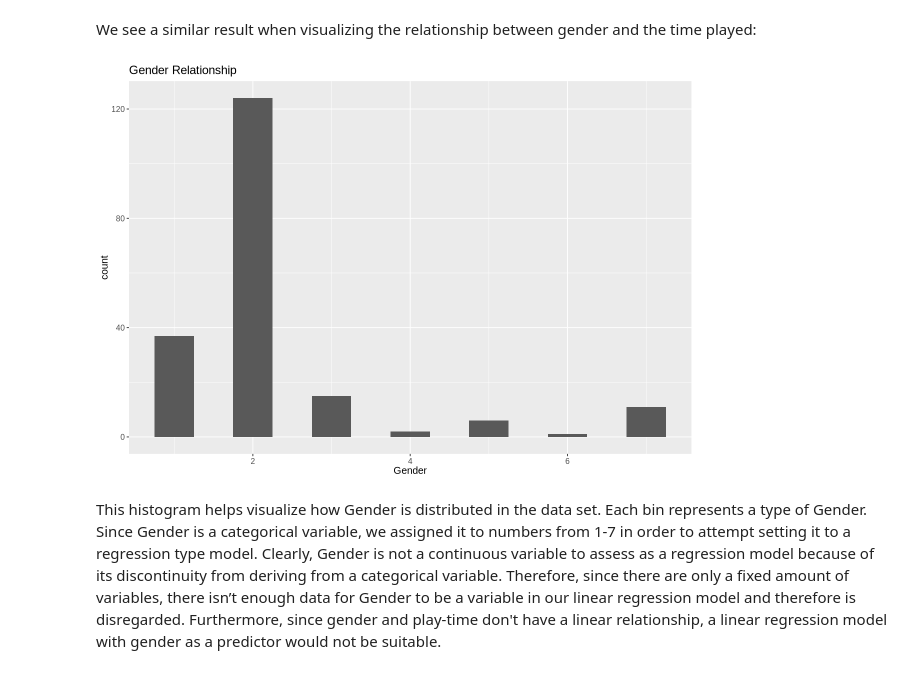
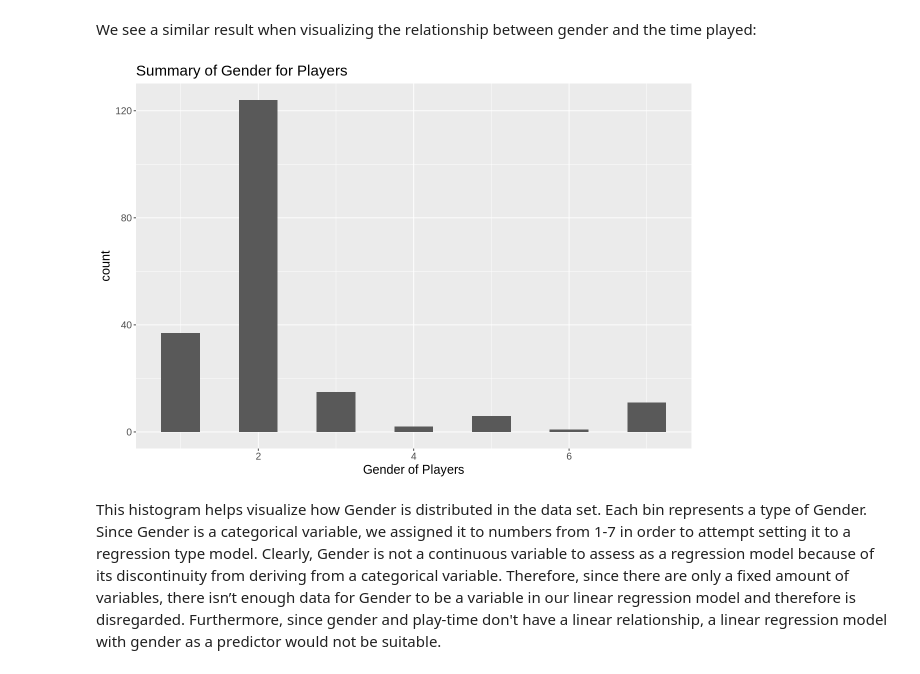
Before and after one commit to CathygLe/PlaiCraft-Data-Science-Analysis, a Jupyter notebook: Final_Project.ipynb, the cells around one changed output. Drawn from its saved outputs; the diff is of its cells as text; code cells hidden in the pictures.

Commit message:
changed x-axis and titles of plots

```diff
--- a/Final_Project.ipynb
+++ b/Final_Project.ipynb
@@ -301,15 +301,15 @@ We see a similar result when visualizing the relationship between gender and the
 # %%
 options(repr.plot.width = 10, repr.plot.height = 7)
 
  Gender_hist <- raw_data |>
                     ggplot(aes(x = numerical_gender))+
                     geom_histogram(binwidth = 0.5) +
-                    labs(x = "Gender", title= "Gender Relationship") +
-                    theme(text = element_text(size = 12))
+                    labs(x = "Gender of Players", title= "Summary of Gender for Players") +
+                    theme(text = element_text(size = 15))
 
 Gender_hist
 # %% [output]
-[figure, old version]
+[figure, new version]
 # %% [markdown]
 This histogram helps visualize how Gender is distributed in the data set. Each bin represents a type of Gender. Since Gender is a categorical variable, we assigned it to numbers from 1-7 in order to attempt setting it to a regression type model. Clearly, Gender is not a continuous variable to assess as a regression model because of its discontinuity from deriving from a categorical variable. Therefore, since there are only a fixed amount of variables, there isn’t enough data for Gender to be a variable in our linear regression model and therefore is disregarded. Furthermore, since gender and play-time don't have a linear relationship, a linear regression model with gender as a predictor would not be suitable.
 # %% [markdown]
```
Also changed, not shown: parts of 3 cells of this notebook.
